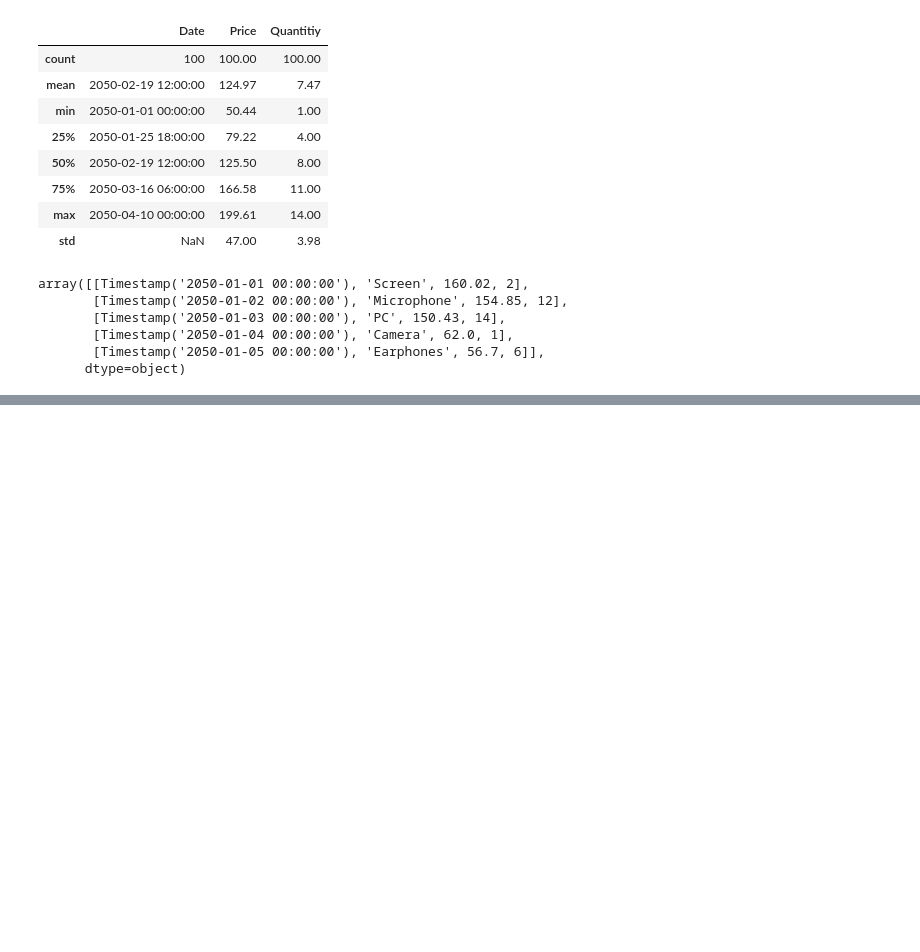
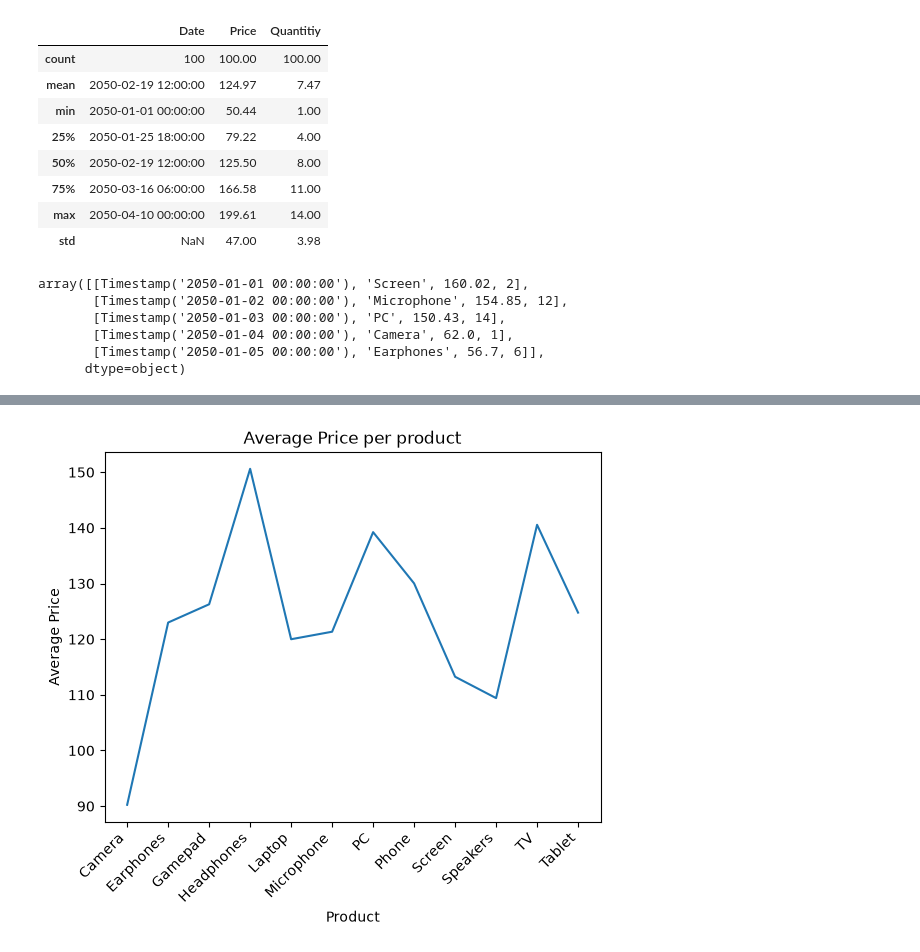
Before and after one commit to MatviySysoiev/Pandas-Learning, a Jupyter notebook: Pandas Random CSV.ipynb, the cells around one changed output, grey strips where cells are left out. Cells and saved outputs as stored; diff of their text form; code cells hidden in the pictures; blank space fills up the shorter version.

```diff
--- a/Pandas Random CSV.ipynb
+++ b/Pandas Random CSV.ipynb
@@ -145,0 +158,9 @@ Name: Price, dtype: float64
+# %%
+plt.plot(avg_prices.index, avg_prices.values)
+plt.title('Average Price per product')
+plt.xlabel('Product')
+plt.ylabel('Average Price')
+plt.xticks(rotation=45, ha='right')
+plt.show()
+# %% [output]
+[figure, added]
```
Also changed, not shown: parts of 5 cells of this notebook, 1 other file.
